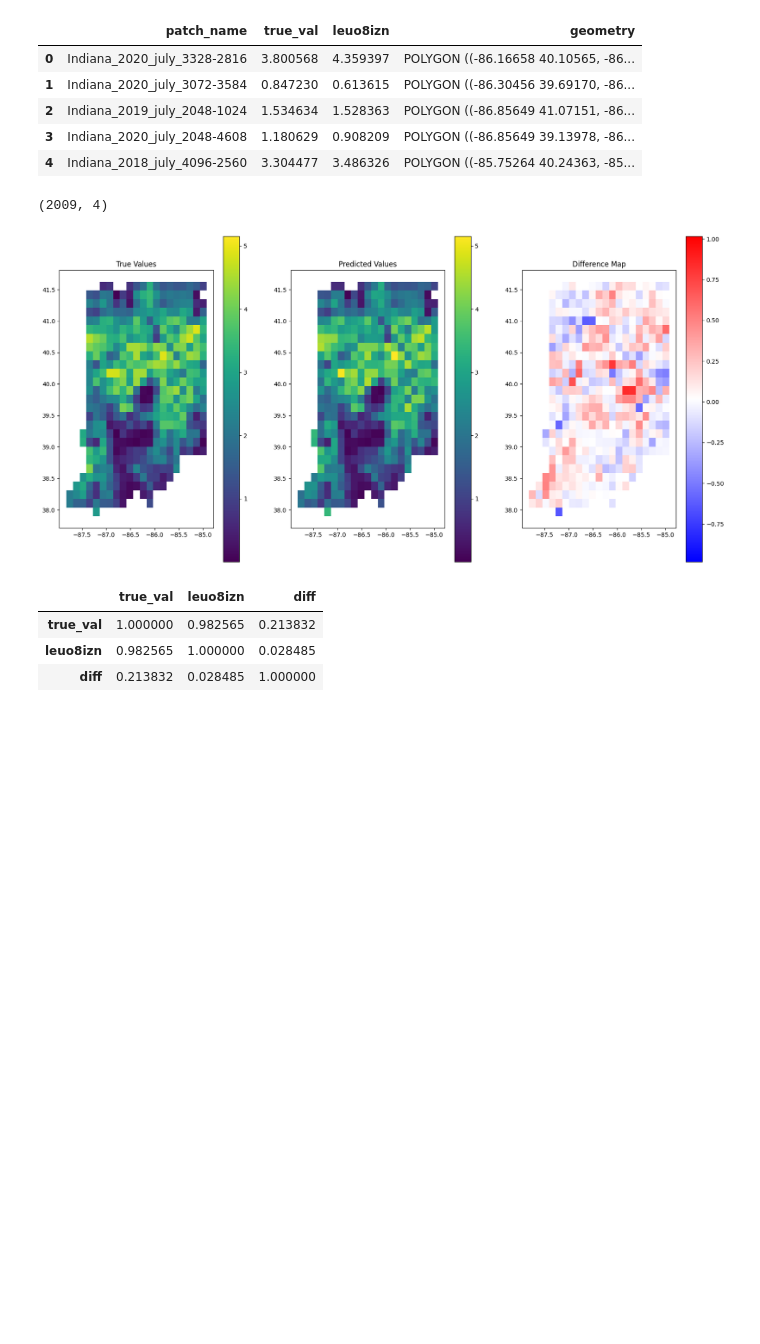
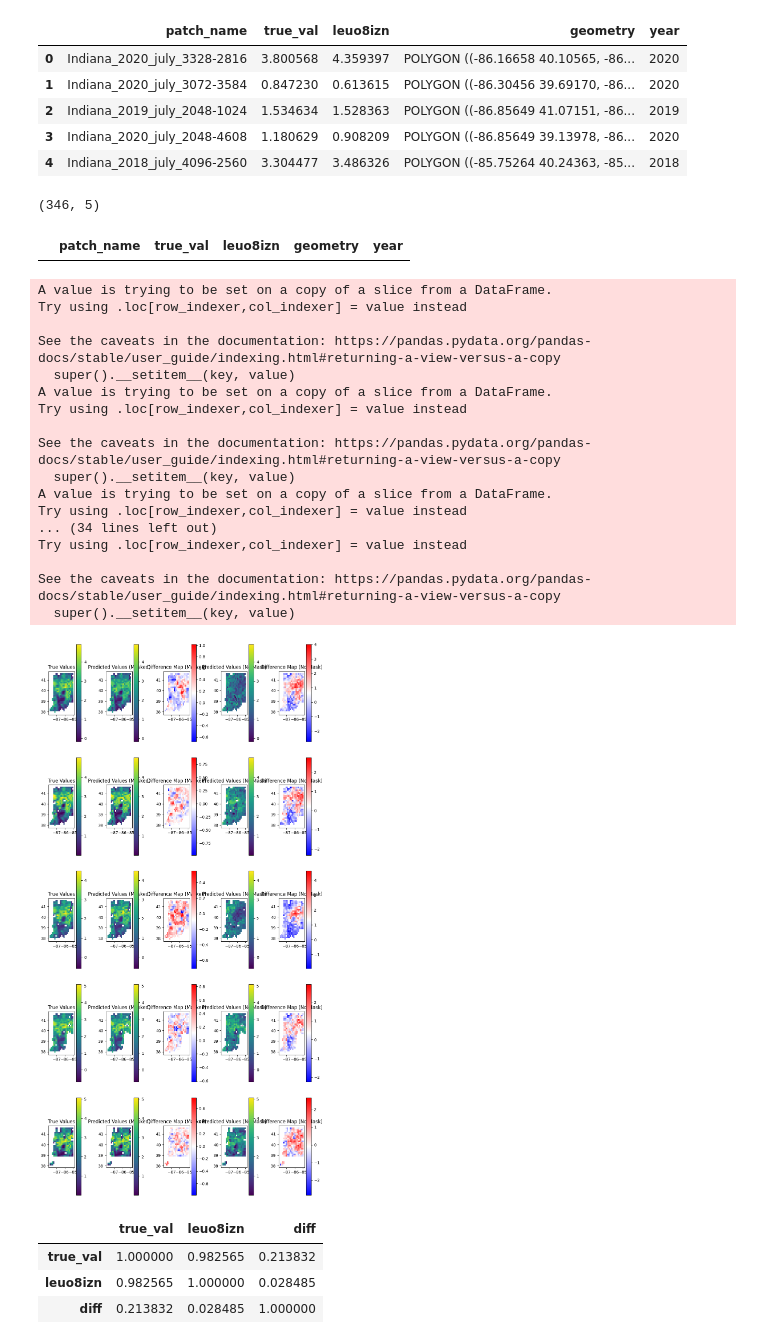
Before and after one commit to Arun-1997/Msc_Thesis, a Jupyter notebook: CNN_evaluate_analysis.ipynb, the cells around one changed output. Drawn from its saved outputs; the diff is of its cells as text; code cells hidden in the pictures; blank space fills up the shorter version.

```diff
--- a/CNN_evaluate_analysis.ipynb
+++ b/CNN_evaluate_analysis.ipynb
@@ -12,38 +12,81 @@ model_id = "leuo8izn"
 
 # model_id = "egknzmgs" # gradCAM model
 # model_id = "8urp1dmm"
+model_id_1 = "vosvg9hw"
+ev_gdf_all_1 = gpd.read_file("Output/Evaluation/"+model_id_1+".shp")
 # %%
-ev_gdf = gpd.read_file("Output/Evaluation/"+model_id+".shp")
+ev_gdf_all = gpd.read_file("Output/Evaluation/"+model_id+".shp")
+ev_gdf_all["year"] = ev_gdf_all["patch_name"].str.split("_").str[1]
+
+ev_gdf_all_1 = gpd.read_file("Output/Evaluation/"+model_id_1+".shp")
+ev_gdf_all_1["year"] = ev_gdf_all_1["patch_name"].str.split("_").str[1]
 # %%
-ev_gdf.head()
+ev_gdf_all.head()
 # %% [output]
-|  | patch_name | true_val | leuo8izn | geometry |
-| 0 | Indiana_2020_july_3328-2816 | 3.800568 | 4.359397 | POLYGON ((-86.16658 40.10565, -86... |
-| 1 | Indiana_2020_july_3072-3584 | 0.847230 | 0.613615 | POLYGON ((-86.30456 39.69170, -86... |
-| 2 | Indiana_2019_july_2048-1024 | 1.534634 | 1.528363 | POLYGON ((-86.85649 41.07151, -86... |
-| 3 | Indiana_2020_july_2048-4608 | 1.180629 | 0.908209 | POLYGON ((-86.85649 39.13978, -86... |
-| 4 | Indiana_2018_july_4096-2560 | 3.304477 | 3.486326 | POLYGON ((-85.75264 40.24363, -85... |
+|  | patch_name | true_val | leuo8izn | geometry | year |
+| 0 | Indiana_2020_july_3328-2816 | 3.800568 | 4.359397 | POLYGON ((-86.16658 40.10565, -86... | 2020 |
+| 1 | Indiana_2020_july_3072-3584 | 0.847230 | 0.613615 | POLYGON ((-86.30456 39.69170, -86... | 2020 |
+| 2 | Indiana_2019_july_2048-1024 | 1.534634 | 1.528363 | POLYGON ((-86.85649 41.07151, -86... | 2019 |
+| 3 | Indiana_2020_july_2048-4608 | 1.180629 | 0.908209 | POLYGON ((-86.85649 39.13978, -86... | 2020 |
+| 4 | Indiana_2018_july_4096-2560 | 3.304477 | 3.486326 | POLYGON ((-85.75264 40.24363, -85... | 2018 |
+# %%
+ev_gdf = ev_gdf_all.query("year == '2021'")
 # %%
 ev_gdf.shape
 # %% [output]
-(2009, 4)
+(346, 5)
 # %%
 vmin = np.min(np.array(ev_gdf.loc[:,["true_val",model_id]]))
 vmax = np.max(np.array(ev_gdf.loc[:,["true_val",model_id]]))
+# %%
+ev_gdf_all.query("year == '2019'")
+# %% [output]
+|  | patch_name | true_val | leuo8izn | geometry | year |
 # %%
-fig,ax = plt.subplots(1,3,figsize=(20,10))
+fig,ax = plt.subplots(5,5,figsize=(10,20))
 
-ax[0].set_title("True Values")
-ev_gdf.plot(column='true_val',ax=ax[0],legend=True,vmin=vmin,vmax=vmax,)
-ax[1].set_title("Predicted Values")
-ev_gdf.plot(column=model_id,ax=ax[1],legend = True,vmin=vmin,vmax=vmax)
-ax[2].set_title("Difference Map")
-ev_gdf["diff"] = ev_gdf["true_val"] - ev_gdf[model_id]
-ev_gdf.plot(column = "diff",ax=ax[2],legend = True,cmap="bwr")
+year_list = ['2017','2018','2019','2020','2021']
 
+for i in range(len(year_list)):
+    ev_gdf = ev_gdf_all.query("year == '"+year_list[i]+"'")
+    ev_gdf_1 = ev_gdf_all_1.query("year == '"+year_list[i]+"'")
+    vmin = np.min(np.array(ev_gdf_1.loc[:,["true_val",model_id_1]]))
+    vmax = np.max(np.array(ev_gdf_1.loc[:,["true_val",model_id_1]]))
+    ax[i,0].set_title("True Values")
+    ev_gdf.plot(column='true_val',ax=ax[i,0],legend=True,vmin=vmin,vmax=vmax,)
+    ax[i,1].set_title("Predicted Values (Masked)")
+    ev_gdf.plot(column=model_id,ax=ax[i,1],legend = True,vmin=vmin,vmax=vmax)
+    ax[i,2].set_title("Difference Map (Masked)")
+    ev_gdf["diff"] = ev_gdf["true_val"] - ev_gdf[model_id]
+    ev_gdf.plot(column = "diff",ax=ax[i,2],legend = True,cmap="bwr")
+
+    ax[i,3].set_title("Predicted Values (No Mask)")
+    ev_gdf_1.plot(column=model_id_1,ax=ax[i,3],legend = True,vmin=vmin,vmax=vmax)
+    ax[i,4].set_title("Difference Map (No Mask)")
+    ev_gdf_1["diff"] = ev_gdf_1["true_val"] - ev_gdf_1[model_id_1]
+    ev_gdf_1.plot(column = "diff",ax=ax[i,4],legend = True,cmap="bwr")
+
+plt.tight_layout()
 plt.savefig("Output/Evaluation/true_pred_diff_"+model_id+".png")
 # %% [output]
+A value is trying to be set on a copy of a slice from a DataFrame.
+Try using .loc[row_indexer,col_indexer] = value instead
+
+See the caveats in the documentation: https://pandas.pydata.org/pandas-docs/stable/user_guide/indexing.html#returning-a-view-versus-a-copy
+  super().__setitem__(key, value)
+A value is trying to be set on a copy of a slice from a DataFrame.
+Try using .loc[row_indexer,col_indexer] = value instead
+
+See the caveats in the documentation: https://pandas.pydata.org/pandas-docs/stable/user_guide/indexing.html#returning-a-view-versus-a-copy
+  super().__setitem__(key, value)
+A value is trying to be set on a copy of a slice from a DataFrame.
+Try using .loc[row_indexer,col_indexer] = value instead
+... (34 lines left out)
+Try using .loc[row_indexer,col_indexer] = value instead
+
+See the caveats in the documentation: https://pandas.pydata.org/pandas-docs/stable/user_guide/indexing.html#returning-a-view-versus-a-copy
+  super().__setitem__(key, value)
-[figure, old version]
+[figure, new version]
 # %%
 ev_gdf.corr()
 # %% [output]
```
Also changed, not shown: 1 other file.
